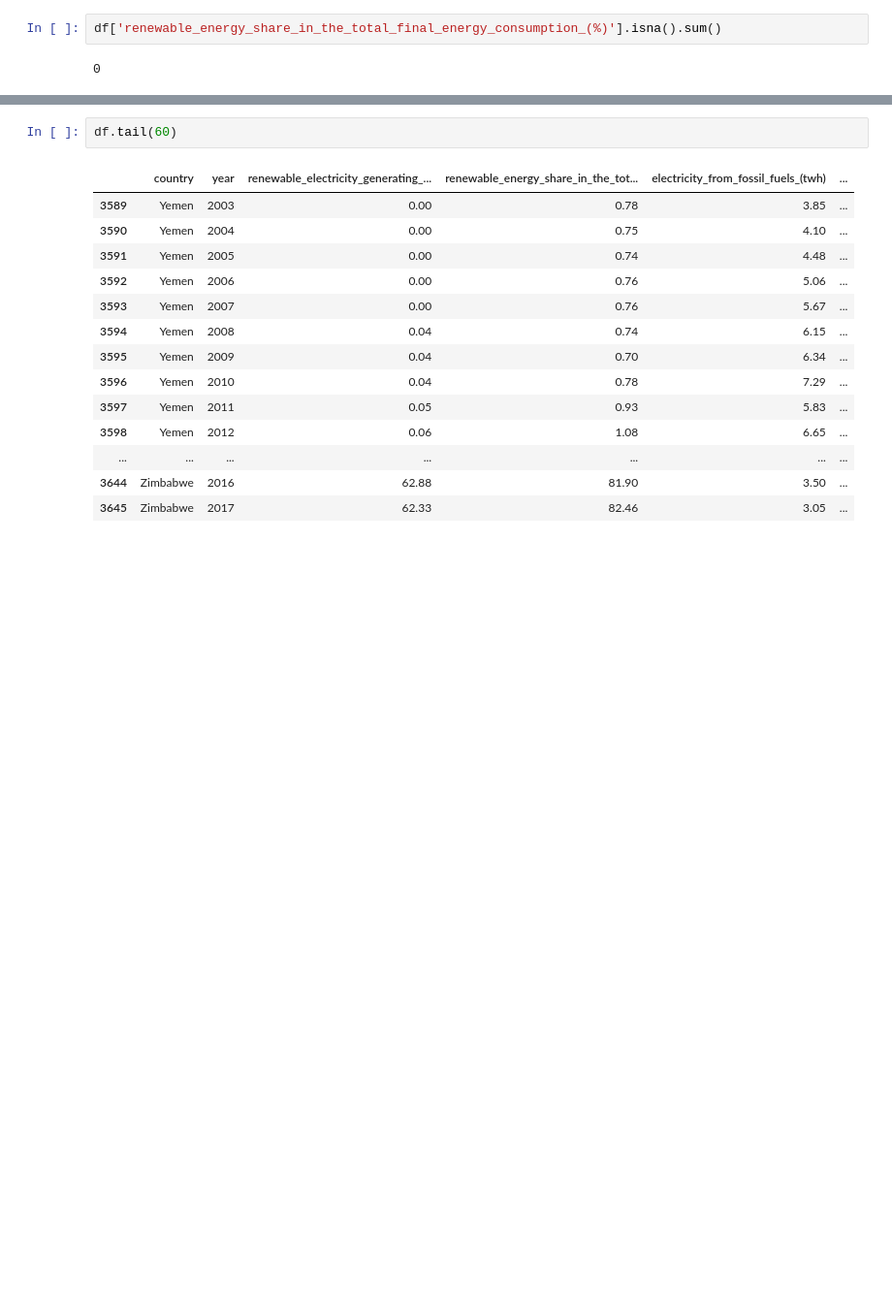
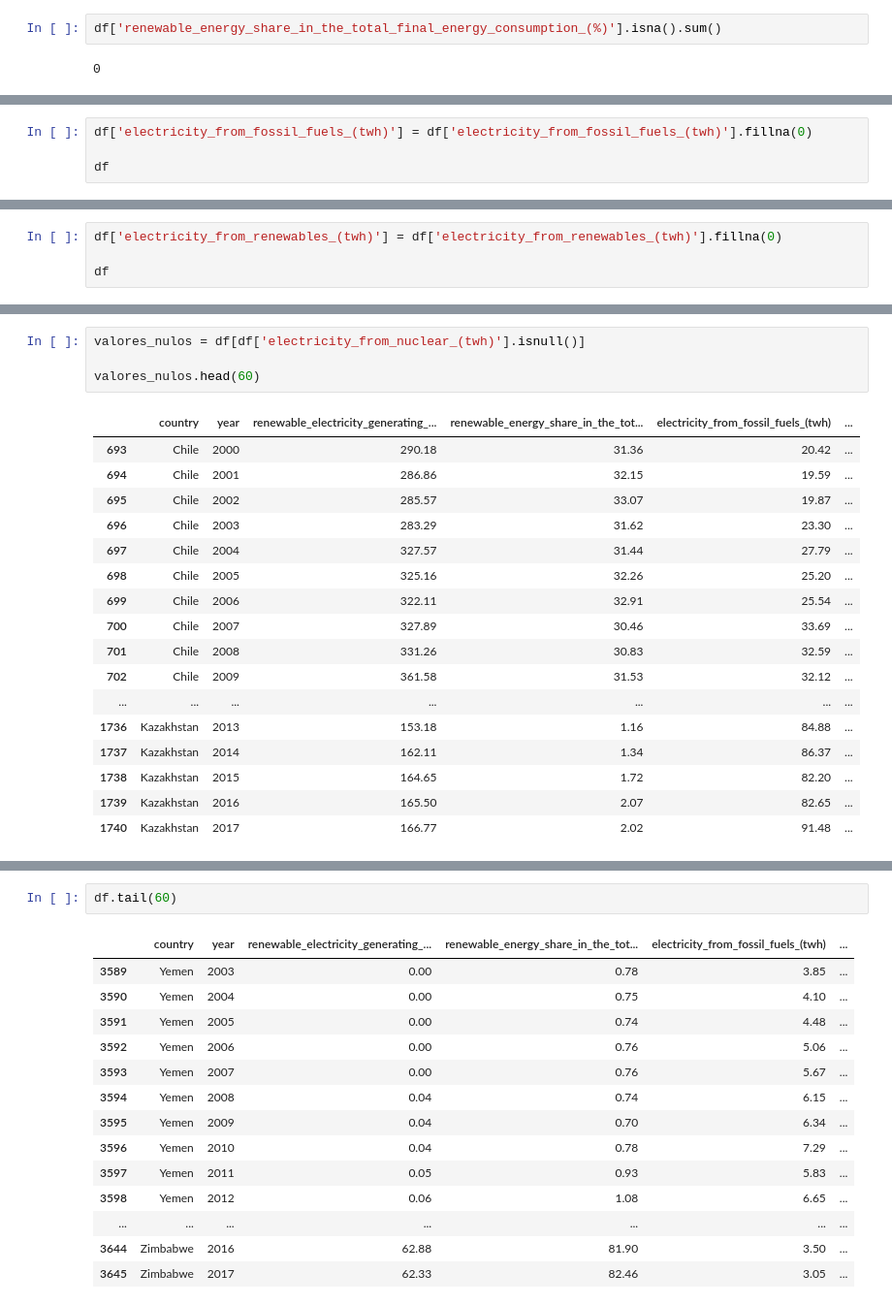
Before and after one commit to Gbau11/Proyecto, a Jupyter notebook: Quitar NaN.ipynb, the cells around one changed output, grey strips where cells are left out. Shown at 97% size. Cells and saved outputs as stored; diff of their text form; blank space fills up the shorter version.

```diff
--- a/Quitar NaN.ipynb
+++ b/Quitar NaN.ipynb
@@ -200,0 +223,4 @@ Name: renewable_energy_share_in_the_total_final_energy_consumption_(%), dtype: f
+# %%
+df['electricity_from_fossil_fuels_(twh)'] = df['electricity_from_fossil_fuels_(twh)'].fillna(0)
+
+df
@@ -200,0 +241,4 @@ Name: renewable_energy_share_in_the_total_final_energy_consumption_(%), dtype: f
+# %%
+df['electricity_from_renewables_(twh)'] = df['electricity_from_renewables_(twh)'].fillna(0)
+
+df
@@ -200,0 +259,22 @@ Name: renewable_energy_share_in_the_total_final_energy_consumption_(%), dtype: f
+# %%
+valores_nulos = df[df['electricity_from_nuclear_(twh)'].isnull()]
+
+valores_nulos.head(60)
+# %% [output]
+|  | country | year | renewable_electricity_generating_... | renewable_energy_share_in_the_tot... | electricity_from_fossil_fuels_(twh) | ... |
+| 693 | Chile | 2000 | 290.18 | 31.36 | 20.42 | ... |
+| 694 | Chile | 2001 | 286.86 | 32.15 | 19.59 | ... |
+| 695 | Chile | 2002 | 285.57 | 33.07 | 19.87 | ... |
+| 696 | Chile | 2003 | 283.29 | 31.62 | 23.30 | ... |
+| 697 | Chile | 2004 | 327.57 | 31.44 | 27.79 | ... |
+| 698 | Chile | 2005 | 325.16 | 32.26 | 25.20 | ... |
+| 699 | Chile | 2006 | 322.11 | 32.91 | 25.54 | ... |
+| 700 | Chile | 2007 | 327.89 | 30.46 | 33.69 | ... |
+| 701 | Chile | 2008 | 331.26 | 30.83 | 32.59 | ... |
+| 702 | Chile | 2009 | 361.58 | 31.53 | 32.12 | ... |
+| ... | ... | ... | ... | ... | ... | ... |
+| 1736 | Kazakhstan | 2013 | 153.18 | 1.16 | 84.88 | ... |
+| 1737 | Kazakhstan | 2014 | 162.11 | 1.34 | 86.37 | ... |
+| 1738 | Kazakhstan | 2015 | 164.65 | 1.72 | 82.20 | ... |
+| 1739 | Kazakhstan | 2016 | 165.50 | 2.07 | 82.65 | ... |
+| 1740 | Kazakhstan | 2017 | 166.77 | 2.02 | 91.48 | ... |
```
Also changed, not shown: parts of 12 cells of this notebook.
